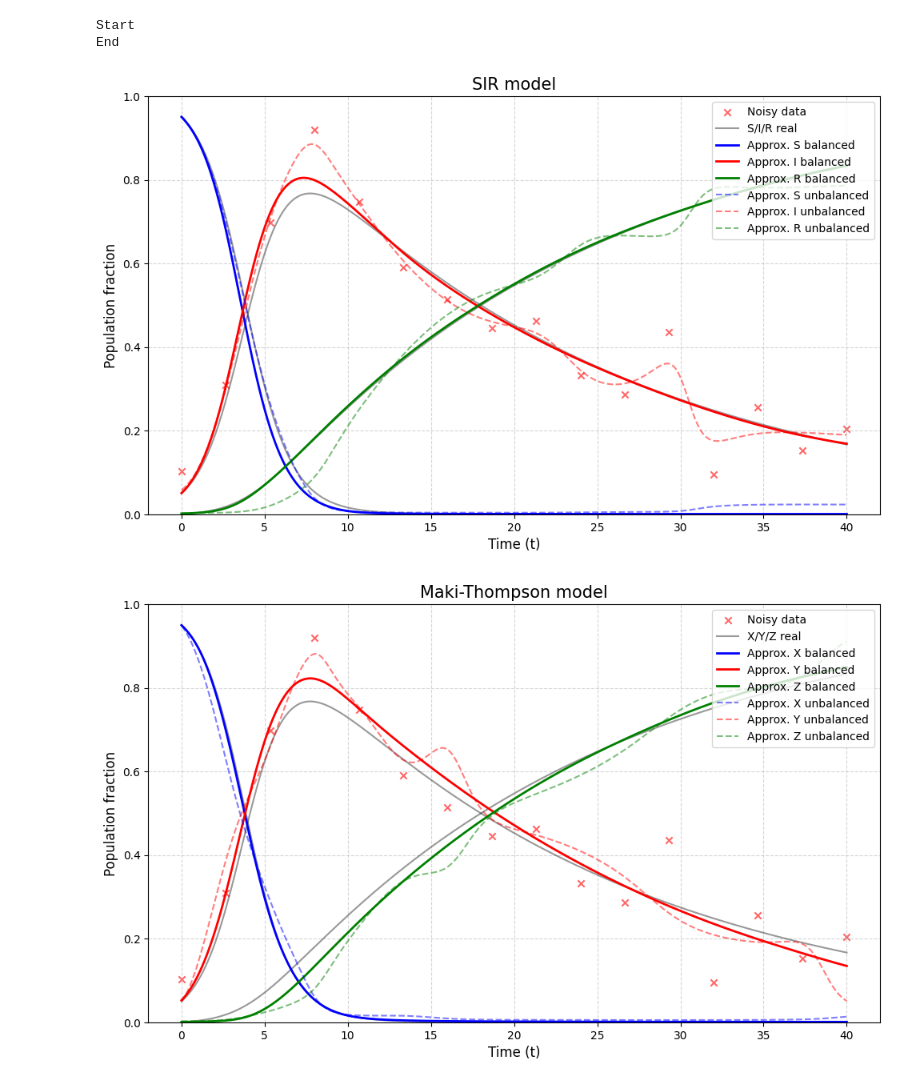
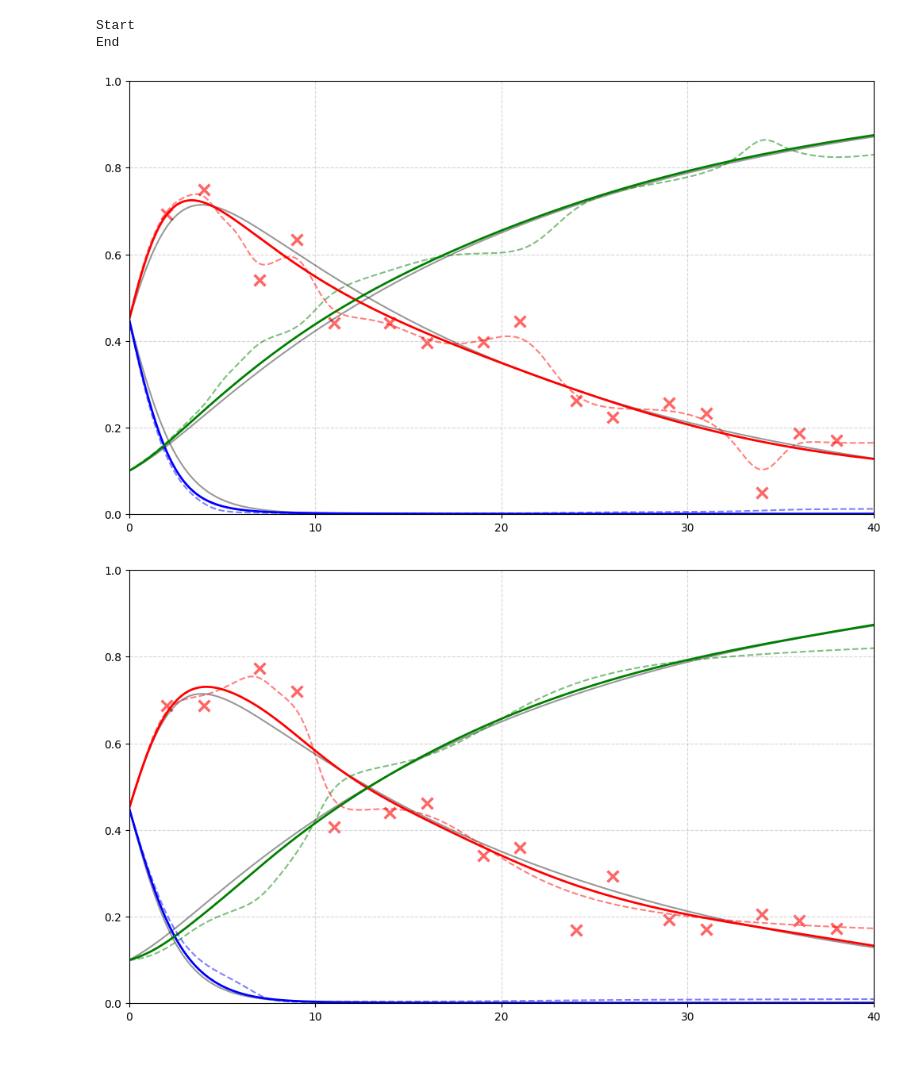
Before and after one commit to DiegoH81/PINNs, a Jupyter notebook: MODEL_graphics.ipynb, the cells around one changed output. Cells and saved outputs as stored; diff of their text form; code cells hidden in the pictures; blank space fills up the shorter version.

```diff
--- a/MODEL_graphics.ipynb
+++ b/MODEL_graphics.ipynb
@@ -198,7 +204,7 @@ n_points = 2000
 t_real = torch.linspace(t_start, t_end, n_points).reshape(-1, 1)
 
 # Initial conditions
-s_0, i_0, r_0 = 0.95, 0.05, 0.0
+s_0, i_0, r_0 = 0.45, 0.45, 0.10
 y_0 = np.array([s_0, i_0, r_0])
 
 # N Epocas
@@ -393,7 +482,20 @@ def train(nHelperPoints, t_real, sol_noisy, nColloc, y_0, hasWeights, lr, tStart
 
   return model, id_h_points
 # %%
-outliersNoisePerc = 20.0
+outliersNoisePerc = 30.0
 outliersPerc = 25.0
 nPoints = 16
-id_h_points = np.linspace(0, n_points - 1, nPoints, dtype = int)
+
+#h_points_sixteen = np.array([2, 4, 7, 9, 11, 14, 16, 19, 21, 24, 26, 29, 31, 34, 36, 38])
+h_points_sixteen = np.array([2, 7, 9, 11, 16, 19, 21, 24, 29, 31, 34, 38])
+
+t_real_np = t_real.detach().numpy()
+# Helper points
+id_h_points = []
+for t_val in h_points_sixteen:
+  idx = np.argmin(np.abs(t_real_np - t_val))
+  id_h_points.append(idx)
+
+
+id_h_points = np.array(id_h_points)
+print(id_h_points)
@@ -399,0 +504,3 @@ id_h_points = np.linspace(0, n_points - 1, nPoints, dtype = int)
+# %%
+selectedOutliers = np.array([350, 1049, 1549, 1699])
+print(selectedOutliers)
@@ -403,15 +512,16 @@ noiseBaseSIR, noiseSignSIR = getNoiseBase(solSIR)
 solNoisySIR = getNoisySolution(solSIR, noiseBaseSIR, noiseSignSIR, 5.0)
 
 nOutliers = int(nPoints * outliersPerc/ 100.0)
-selectedOutliers = np.random.choice(id_h_points, nOutliers, replace = False)
+#selectedOutliers = np.random.choice(id_h_points, nOutliers, replace = False)
+#selectedOutliers = np.array([350, 1049, 1549, 1699])
 outliersNoiseData = getNoisySolution(solSIR, noiseBaseSIR, noiseSignSIR, outliersNoisePerc)
 solNoisySIR[selectedOutliers] = outliersNoiseData[selectedOutliers]
 
 
-modelSIR_Balanced, idHPointsSIR_Balanced = train(nPoints, t_real, solNoisySIR, 50, y_0, True, lr, 0.0, 40.0, n_points, 10000, "SIR")
+modelSIR_Balanced, idHPointsSIR_Balanced = train(h_points_sixteen, t_real, solNoisySIR, 50, y_0, True, lr, 0.0, 40.0, n_points, 10000, "SIR")
 modelSIR_Balanced_Plot = modelSIR_Balanced(t_real).detach().numpy()
 
-modelSIR_Unbalanced, idHPointsSIR_Unbalanced = train(nPoints, t_real, solNoisySIR, 50, y_0, False, lr, 0.0, 40.0, n_points, 10000, "SIR")
+modelSIR_Unbalanced, idHPointsSIR_Unbalanced = train(h_points_sixteen, t_real, solNoisySIR, 50, y_0, False, lr, 0.0, 40.0, n_points, 10000, "SIR")
 modelSIR_Unbalanced_Plot = modelSIR_Unbalanced(t_real).detach().numpy()
 
 print("End")
@@ -441,36 +563,40 @@ End
 # %%
 plt.figure(figsize = (10, 6))
 
 # SIR
-plt.scatter(tPlot[idHPointsSIR_Balanced], solNoisySIR[idHPointsSIR_Balanced, 1], label = 'Noisy data', color = 'red', marker = 'x', alpha = 0.6)
+plt.scatter(tPlot[idHPointsSIR_Balanced], solNoisySIR[idHPointsSIR_Balanced, 1], label = 'Noisy data', color = 'red', marker = 'x',  s = 100, linewidths = 2.5,  alpha = 0.6)
 
 plt.plot(tPlot, solSIR[:, 0], color = 'black', linestyle = '-', linewidth = 1.5, alpha = 0.4, label = 'S/I/R real')
 plt.plot(tPlot, solSIR[:, 1], color = 'black', linestyle = '-', linewidth = 1.5, alpha = 0.4)
 plt.plot(tPlot, solSIR[:, 2], color = 'black', linestyle = '-', linewidth = 1.5, alpha = 0.4)
 
 plt.plot(tPlot, modelSIR_Balanced_Plot[:, 0], color = 'blue', linestyle = '-', linewidth = 2, alpha = 1.0, label = 'Approx. S balanced')
 plt.plot(tPlot, modelSIR_Balanced_Plot[:, 1], color = 'red', linestyle = '-', linewidth = 2, alpha = 1.0, label = 'Approx. I balanced')
 plt.plot(tPlot, modelSIR_Balanced_Plot[:, 2], color = 'green', linestyle = '-', linewidth = 2, alpha = 1.0, label = 'Approx. R balanced')
 
 plt.plot(tPlot, modelSIR_Unbalanced_Plot[:, 0], color = 'blue', linestyle = '--', linewidth = 1.5, alpha = 0.5, label = 'Approx. S unbalanced')
 plt.plot(tPlot, modelSIR_Unbalanced_Plot[:, 1], color = 'red', linestyle = '--', linewidth = 1.5, alpha = 0.5, label = 'Approx. I unbalanced')
 plt.plot(tPlot, modelSIR_Unbalanced_Plot[:, 2], color = 'green', linestyle = '--', linewidth = 1.5, alpha = 0.5, label = 'Approx. R unbalanced')
 
 plt.grid(True, which = 'both', linestyle='--', alpha = 0.5)
-plt.xlabel('Time (t)', fontsize=12)
-plt.ylabel('Population fraction', fontsize=12)
-plt.legend(loc='upper right', bbox_to_anchor=(1, 1))
+#plt.xlabel('Time (t)', fontsize=12)
+#plt.ylabel('Population fraction', fontsize=12)
+#plt.legend(loc='upper right', bbox_to_anchor=(1, 1))
 plt.tight_layout()
-plt.title("SIR model", fontsize = 15)
+#plt.title("SIR model", fontsize = 15)
+plt.margins(0.0)
 plt.ylim(0.0, 1.0)
+ax = plt.gca()
+ax.xaxis.set_major_locator(MultipleLocator(10))
+ax.yaxis.set_major_locator(MultipleLocator(0.2))
 plt.show()
 # %% [output]
-[figure, old version]
+[figure, new version]
 # %%
 plt.figure(figsize = (10, 6))
 
-# SIR
-plt.scatter(tPlot[idHPointsSIR_Balanced], solNoisySIR[idHPointsSIR_Balanced, 1], label = 'Noisy data', color = 'red', marker = 'x', alpha = 0.6)
+# MT
+plt.scatter(tPlot[idHPointsMT_Balanced], solNoisyMT[idHPointsMT_Balanced, 1], label = 'Noisy data', color = 'red', marker = 'x', s = 100, linewidths = 2.5, alpha = 0.6)
 
 plt.plot(tPlot, solMT[:, 0], color = 'black', linestyle = '-', linewidth = 1.5, alpha = 0.4, label = 'X/Y/Z real')
 plt.plot(tPlot, solMT[:, 1], color = 'black', linestyle = '-', linewidth = 1.5, alpha = 0.4)
@@ -485,12 +611,16 @@ plt.plot(tPlot, modelMT_Unbalanced_Plot[:, 1], color = 'red', linestyle = '--',
 plt.plot(tPlot, modelMT_Unbalanced_Plot[:, 2], color = 'green', linestyle = '--', linewidth = 1.5, alpha = 0.5, label = 'Approx. Z unbalanced')
 
 plt.grid(True, which = 'both', linestyle='--', alpha = 0.5)
-plt.xlabel('Time (t)', fontsize=12)
-plt.ylabel('Population fraction', fontsize=12)
-plt.legend(loc='upper right', bbox_to_anchor=(1, 1))
+#plt.xlabel('Time (t)', fontsize=12)
+#plt.ylabel('Population fraction', fontsize=12)
+#plt.legend(loc='upper right', bbox_to_anchor=(1, 1))
 plt.tight_layout()
-plt.title("Maki-Thompson model", fontsize = 15)
+#plt.title("Maki-Thompson model", fontsize = 15)
 plt.ylim(0.0, 1.0)
+plt.margins(0.0)
+ax = plt.gca()
+ax.xaxis.set_major_locator(MultipleLocator(10))
+ax.yaxis.set_major_locator(MultipleLocator(0.2))
 plt.show()
 # %% [output]
-[figure, old version]
+[figure, new version]
```
Also changed, not shown: parts of 32 cells of this notebook, 4 other files.
